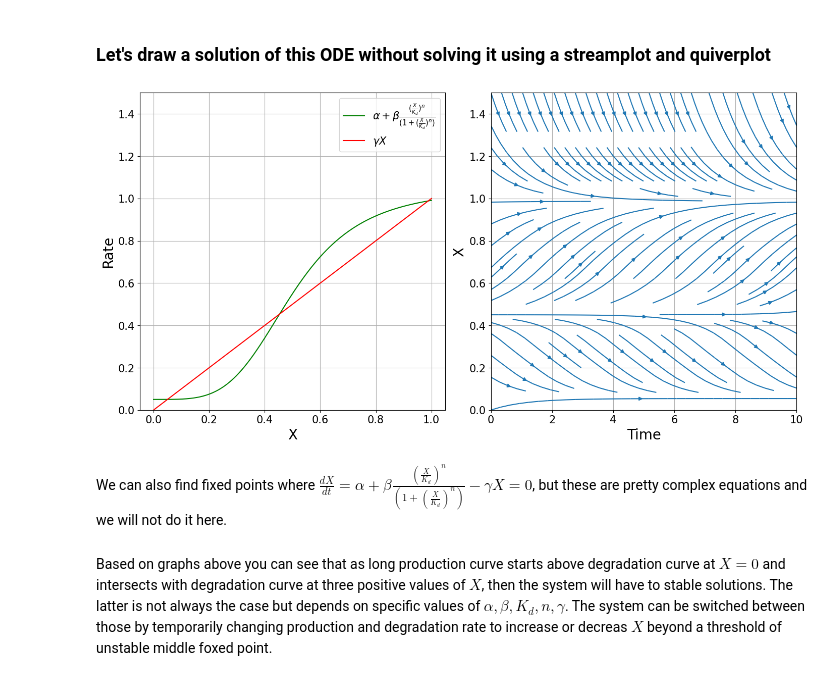
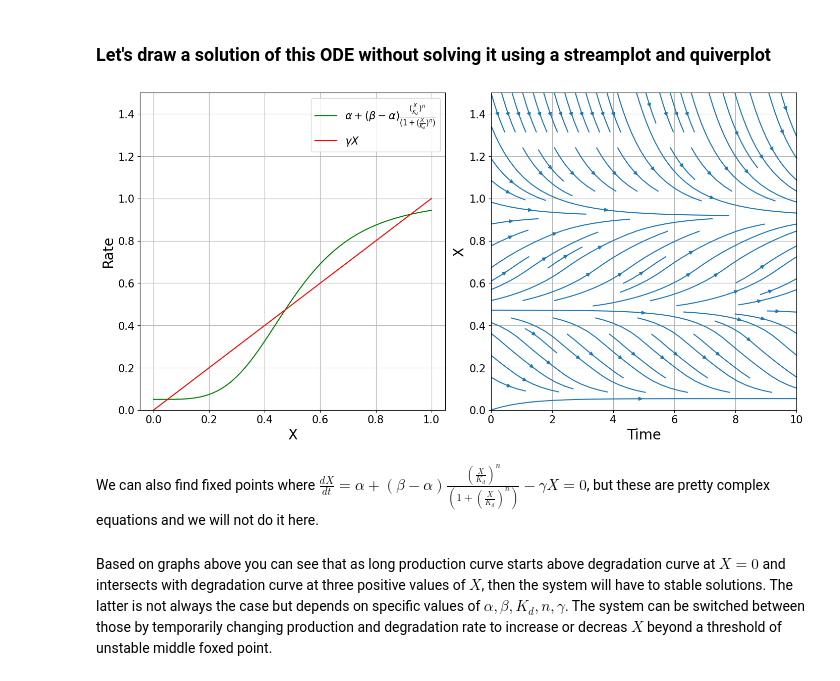
Before and after one commit to IB120-201-CCB210/Spring2025, a Jupyter notebook: Titov_Jupyter_Notebooks/Lecture_6_TFs_with_memory.ipynb, the cells around one changed output. Saved outputs shown, nothing was run; the diff lists cells and outputs as text; code cells hidden in the pictures.

```diff
--- a/Titov_Jupyter_Notebooks/Lecture_6_TFs_with_memory.ipynb
+++ b/Titov_Jupyter_Notebooks/Lecture_6_TFs_with_memory.ipynb
@@ -199,39 +199,39 @@ for ax in axs:
 Kd = 0.5  # binding constant of X to its own promoter
 n = 4
 
 X, t = np.mgrid[0:1.5:10j, 0:10:10j]
-slope = dXdt = α + β * ((X / Kd) ** n / (1 + (X / Kd) ** n)) - γ * X
+slope = dXdt = α + (β-α) * ((X / Kd) ** n / (1 + (X / Kd) ** n)) - γ * X
 dt, dX = np.cos(np.arctan(slope)), np.sin(np.arctan(slope))
 
 X_range = np.linspace(0, 1, 1000)
 fig, axs = plt.subplots(
     nrows=1, ncols=2, figsize=(14, 7), dpi=100, constrained_layout=True
 )
 axs[0].plot(
     X_range,
-    α + β * ((X_range / Kd) ** n / (1 + (X_range / Kd) ** n)),
-    label=r"$\alpha + \beta \frac{(\frac{X}{K_d})^n}{(1 + (\frac{X}{K_d})^n)}$",
+    α + (β-α) * ((X_range / Kd) ** n / (1 + (X_range / Kd) ** n)),
+    label=r"$\alpha + (β-α) \frac{(\frac{X}{K_d})^n}{(1 + (\frac{X}{K_d})^n)}$",
     c="green"
 )
 axs[0].plot(X_range, γ * X_range, label=r"$\gamma X$", c="red")
 axs[0].set_xlabel("X", fontsize=20)
 axs[0].set_ylabel("Rate", fontsize=20)
 axs[0].legend(fontsize=15)
 
 # axs[1].quiver(t, X, dt, dX) # try to uncomment either quiver or streamplot to see the difference
 axs[1].streamplot(t, X, dt, dX)
 axs[1].set_xlabel("Time", fontsize=20)
 axs[1].set_ylabel("X", fontsize=20)
 
 for ax in axs:
     ax.tick_params(labelsize=15)
     # ax.set_xlim(0,1.5)
     ax.set_ylim(0,1.5)
     ax.grid()
 # %% [output]
-[figure, old version]
+[figure, new version]
 # %% [markdown]
-We can also find fixed points where $\frac{dX}{dt}=\alpha + \beta \frac{(\frac{X}{K_d})^n}{(1 + (\frac{X}{K_d})^n)}- \gamma X=0$, but these are pretty complex equations and we will not do it here.
+We can also find fixed points where $\frac{dX}{dt}=\alpha + (\beta-\alpha) \frac{(\frac{X}{K_d})^n}{(1 + (\frac{X}{K_d})^n)}- \gamma X=0$, but these are pretty complex equations and we will not do it here.
 # %% [markdown]
 Based on graphs above you can see that as long production curve starts above degradation curve at $X=0$ and intersects with degradation curve at three positive values of $X$, then the system will have to stable solutions. The latter is not always the case but depends on specific values of $\alpha, \beta, K_d, n, \gamma$. The system can be switched between those by temporarily changing production and degradation rate to increase or decreas $X$ beyond a threshold of unstable middle foxed point.
 # %% [markdown]
```
Also changed, not shown: parts of 7 cells of this notebook.
